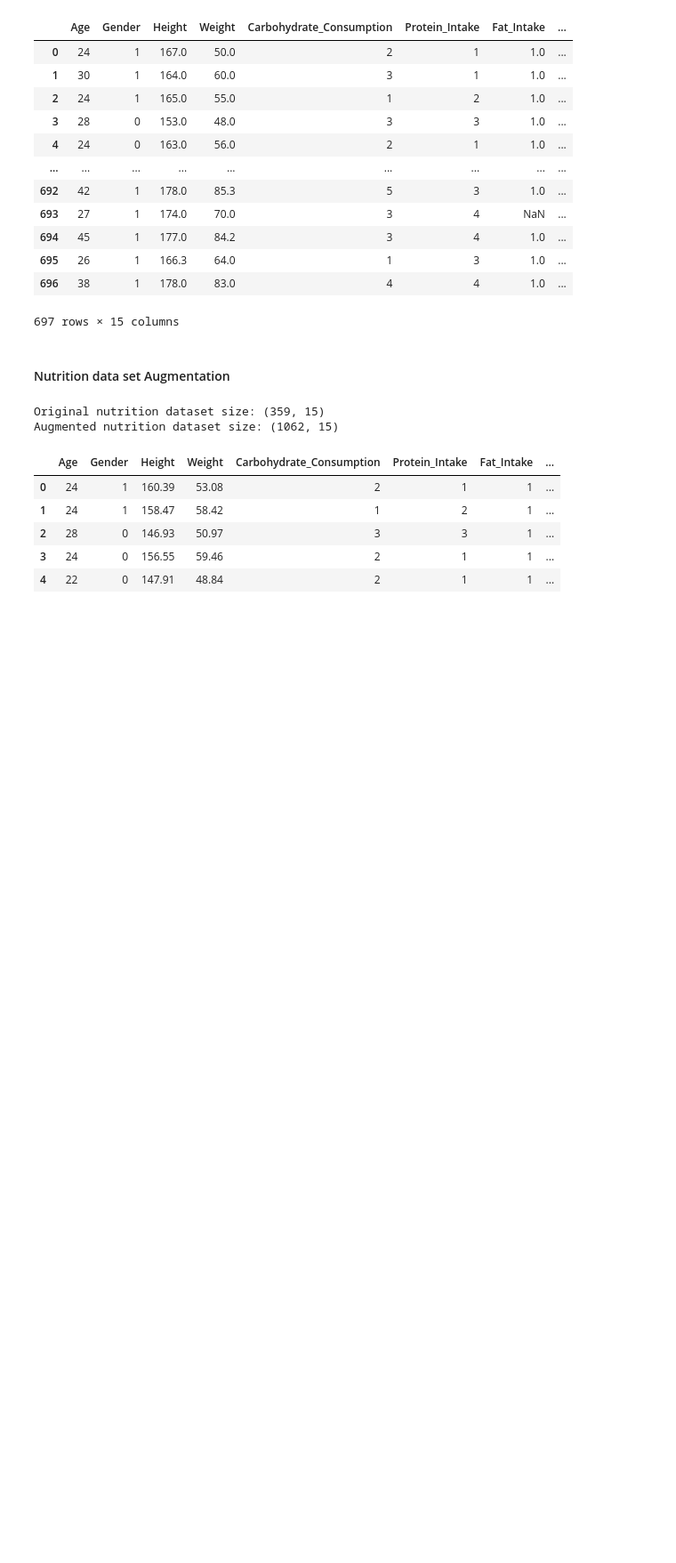
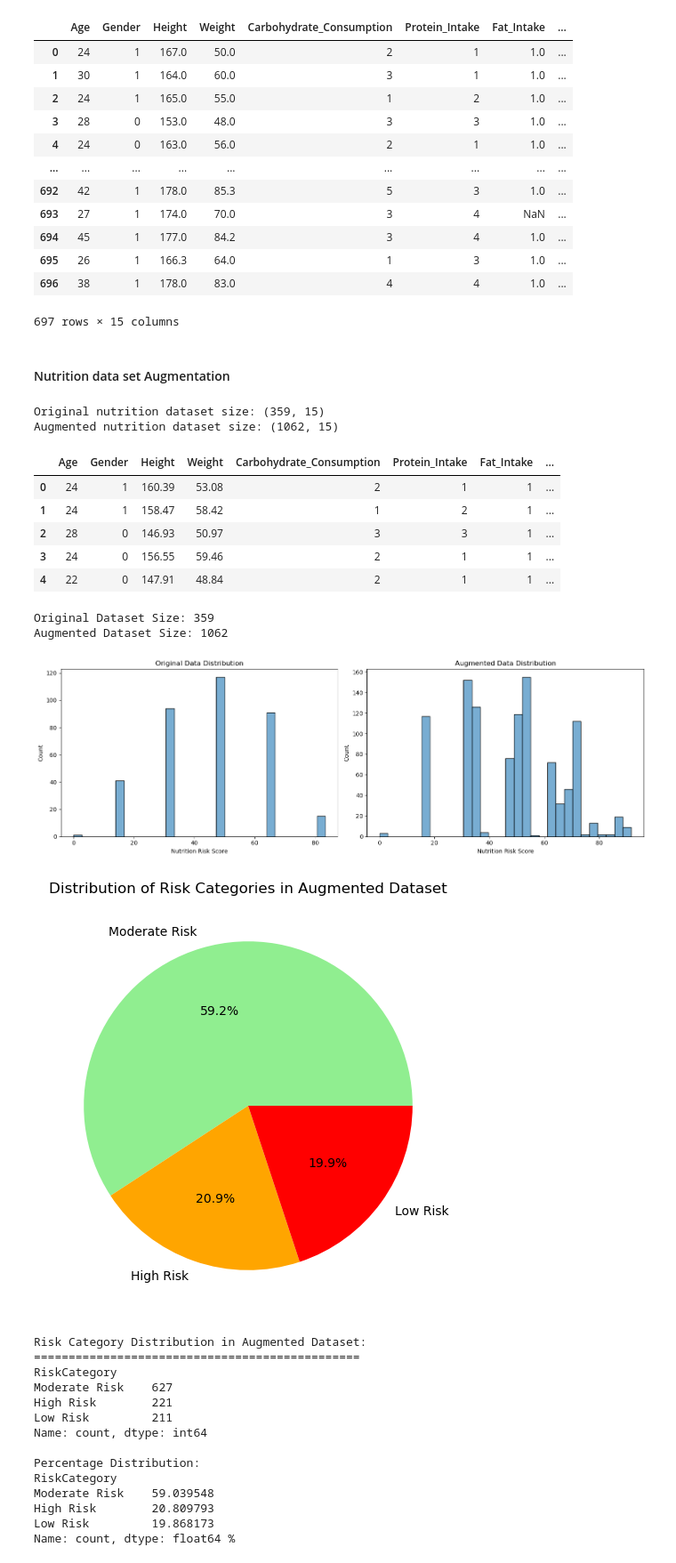
Before and after one commit to IsHaNinfo/FYP_Diabetic_Prediction_Recomandations, a Jupyter notebook: notebook/NoteBooks/Nutration_Risk_Predictions_&_Recommandations/EDA_Nutration_Risk_Prediction.ipynb, the cells around one changed output. Shown at 89% size. Drawn from its saved outputs; the diff is of its cells as text; code cells hidden in the pictures; blank space fills up the shorter version.

```diff
--- a/notebook/NoteBooks/Nutration_Risk_Predictions_&_Recommandations/EDA_Nutration_Risk_Prediction.ipynb
+++ b/notebook/NoteBooks/Nutration_Risk_Predictions_&_Recommandations/EDA_Nutration_Risk_Prediction.ipynb
@@ -504,3 +506,66 @@ nutrition_augmented_df.head()
 | 4 | 22 | 0 | 147.91 | 48.84 | 2 | 1 | 1 | ... |
 # %%
 nutrition_augmented_df.to_csv("../../data/preproccedData/Augmented_PreProccedNutrationParameters.csv", index=False)
+# %%
+
+
+
+# Analysis of Augmented Dataset
+print("Original Dataset Size:", len(merged_df))
+print("Augmented Dataset Size:", len(nutrition_augmented_df))
+
+# Create risk categories for augmented data
+nutrition_augmented_df['RiskCategory'] = pd.cut(nutrition_augmented_df['NutritionRisk'],
+                                              bins=[0, 33, 66, 100],
+                                              labels=['Low Risk', 'Moderate Risk', 'High Risk'])
+
+# 1. Comparison of Original vs Augmented Distribution
+plt.figure(figsize=(15, 5))
+
+plt.subplot(1, 2, 1)
+sns.histplot(data=merged_df, x='NutritionRisk', bins=30, label='Original', alpha=0.6)
+plt.title('Original Data Distribution')
+plt.xlabel('Nutrition Risk Score')
+plt.ylabel('Count')
+
+plt.subplot(1, 2, 2)
+sns.histplot(data=nutrition_augmented_df, x='NutritionRisk', bins=30, label='Augmented', alpha=0.6)
+plt.title('Augmented Data Distribution')
+plt.xlabel('Nutrition Risk Score')
+plt.ylabel('Count')
+
+plt.tight_layout()
+plt.show()
+
+# 2. Risk Categories in Augmented Data
+plt.figure(figsize=(12, 6))
+risk_counts = nutrition_augmented_df['RiskCategory'].value_counts()
+plt.pie(risk_counts, labels=risk_counts.index, autopct='%1.1f%%', colors=['lightgreen', 'orange', 'red'])
+plt.title('Distribution of Risk Categories in Augmented Dataset')
+plt.show()
+
+# Print detailed statistics
+print("\nRisk Category Distribution in Augmented Dataset:")
+print("===============================================")
+print(risk_counts)
+print("\nPercentage Distribution:")
+print(risk_counts / len(nutrition_augmented_df) * 100, "%")
+# %% [output]
+Original Dataset Size: 359
+Augmented Dataset Size: 1062
+[figure, added]
+[figure, added]
+Risk Category Distribution in Augmented Dataset:
+===============================================
+RiskCategory
+Moderate Risk    627
+High Risk        221
+Low Risk         211
+Name: count, dtype: int64
+
+Percentage Distribution:
+RiskCategory
+Moderate Risk    59.039548
+High Risk        20.809793
+Low Risk         19.868173
+Name: count, dtype: float64 %
```
Also changed, not shown: parts of 1 cell of this notebook, 26 other files.
